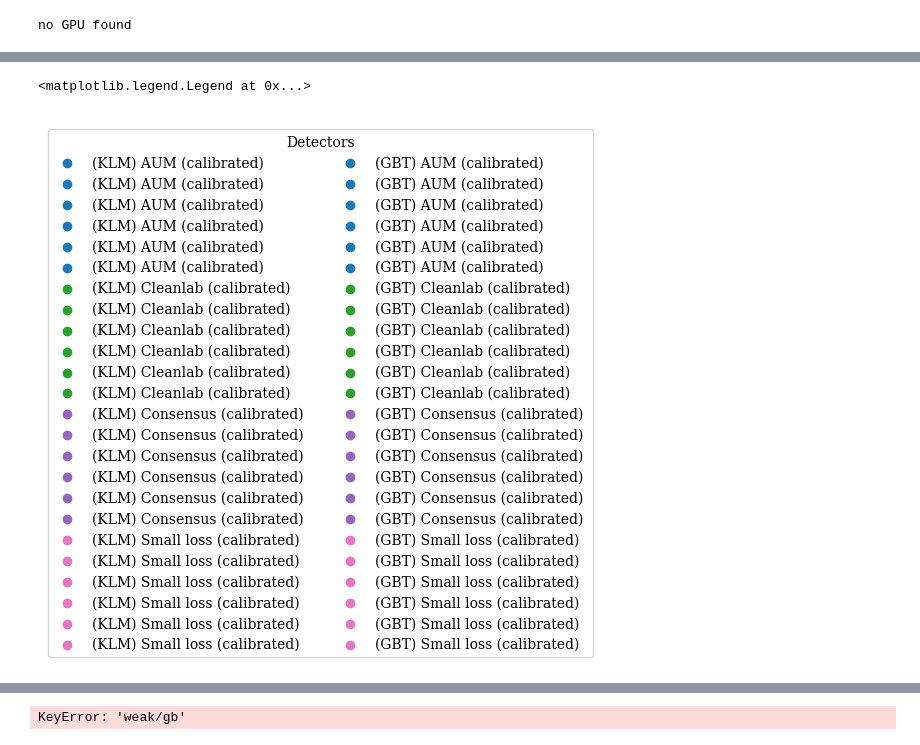
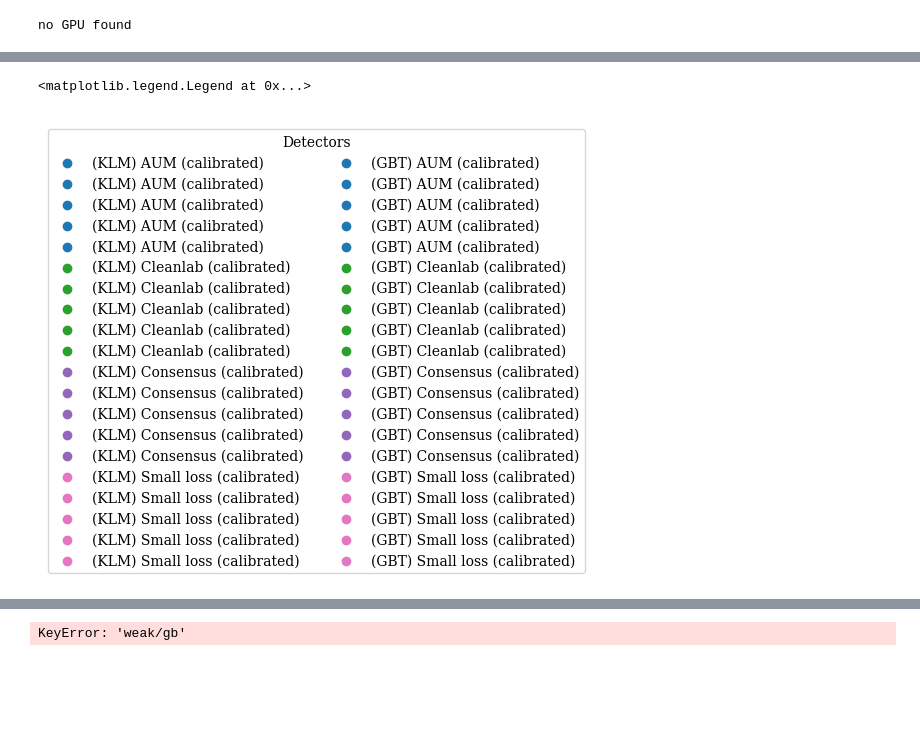
Before and after one commit to Orange-OpenSource/mislabeled-benchmark, a Jupyter notebook: analysis_estim.ipynb, the cells around one changed output, grey strips where cells are left out. Drawn from its saved outputs; the diff is of its cells as text; code cells hidden in the pictures; blank space fills up the shorter version.

```diff
--- a/analysis_estim.ipynb
+++ b/analysis_estim.ipynb
@@ -171,7 +171,7 @@ labels = []
 # KLM
 for d_name in detector_suffixes:
     l = f"({bm_pretty_name['klm']}) " + " ".join(
-        [detect_pretty_name[d] if "." not in d else "" for d in d_name.split(" ")]
+        [detect_pretty_name[d] for d in d_name.split(" ")[:-1]]
     )
     plt.scatter([], [], label=l, color=detector_color(d_name))
     labels.append(l)
@@ -188,35 +188,35 @@ for d_name in detector_suffixes:
 #         plt.scatter([], [], label=l, color=d_color, marker="s")
 #         labels.append(l)
 #     else:
 #         plt.scatter([], [], label="", color="white", alpha=0)
 #         labels.append("")
 for d_name in detector_suffixes:
     l = f"({bm_pretty_name['gb']}) " + " ".join(
-        [detect_pretty_name[d] if "." not in d else "" for d in d_name.split(" ")]
+        [detect_pretty_name[d] for d in d_name.split(" ")[:-1]]
     )
     plt.scatter([], [], label=l, color=detector_color(d_name))
     labels.append(l)
 
 
 disp_baselines = False
 if disp_baselines:
     plt.scatter([], [], label="gold", color="black", marker="x")
     labels.append("gold")
     plt.scatter([], [], label="silver", color="black", marker="+")
     labels.append("silver")
     plt.scatter([], [], label="random", color="black", marker="p")
     labels.append("random")
 
     for i in range(len(detector_colors.items()) - 3):
         plt.scatter([], [], label="", color="white", alpha=0)
         labels.append("")
 
 plt.gca().axis("off")
 plt.legend(ncols=3 if disp_baselines else 2, labels=labels, title="Detectors")
 # plt.savefig(f"figures/summary/{prefix_txt}_legend.pdf")
 # %% [output]
 <matplotlib.legend.Legend at 0x...>
-[figure, old version]
+[figure, new version]
 # %%
 full_detector_colors = dict()
 full_detector_markers = dict()
```
Also changed, not shown: parts of 10 cells of this notebook.
